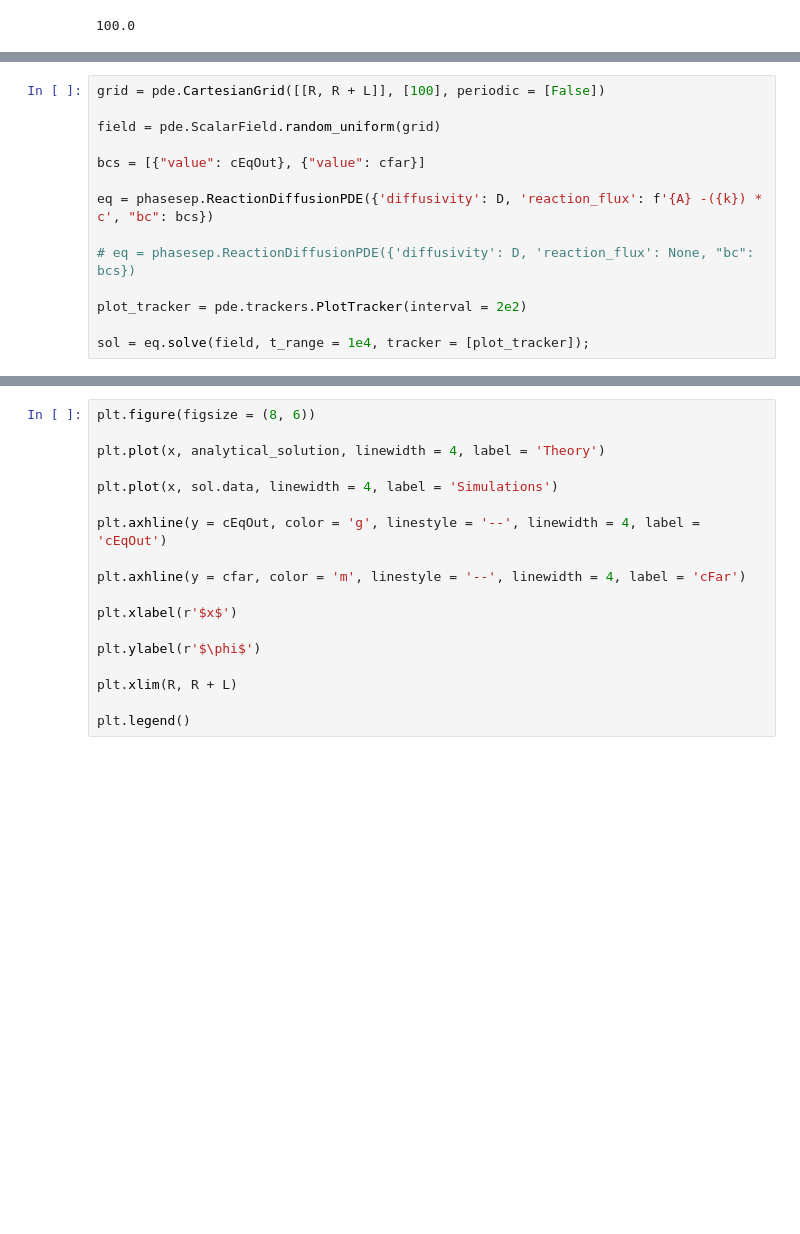
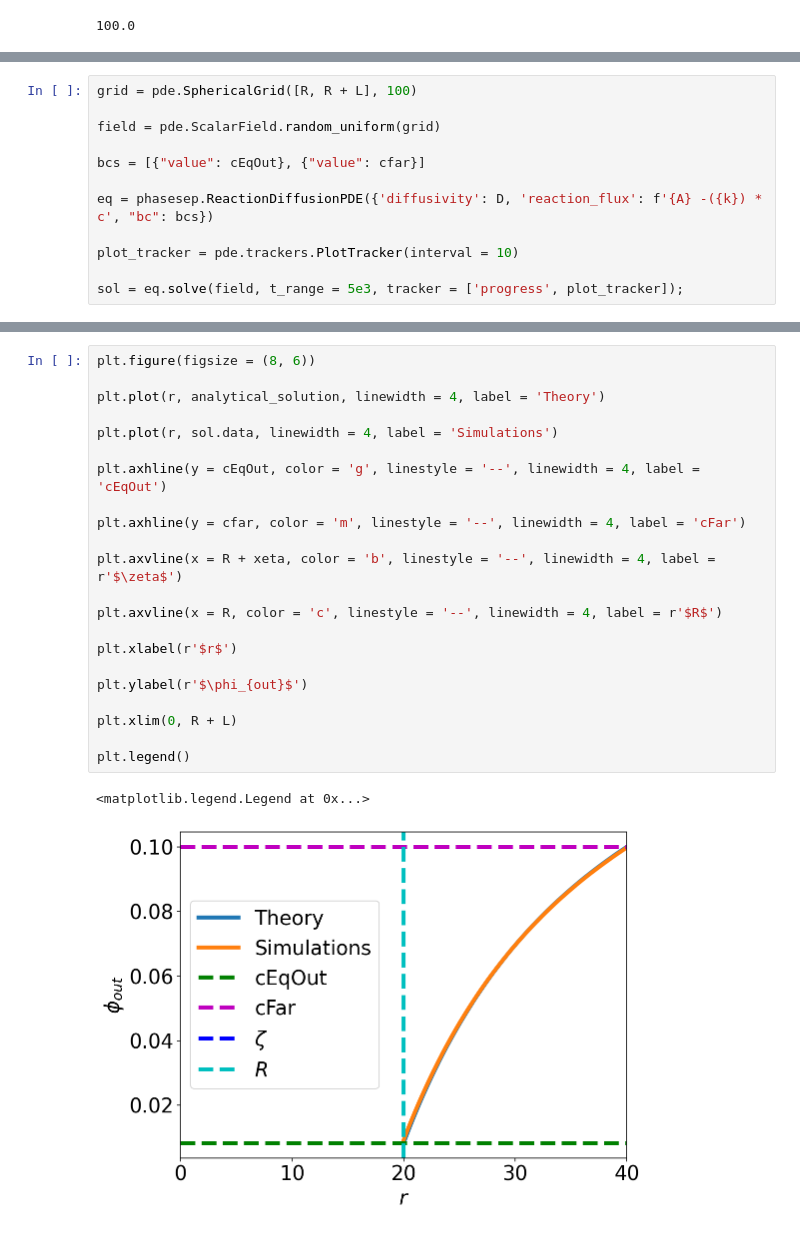
Before and after one commit to ajinkya-kulkarni/Phase-Separation, a Jupyter notebook: Analytics_Shell_SteadyState/Shell_SteadyState.ipynb, the cells around one changed output, grey strips where cells are left out. Cells and saved outputs as stored; diff of their text form; blank space fills up the shorter version.

```diff
--- a/Analytics_Shell_SteadyState/Shell_SteadyState.ipynb
+++ b/Analytics_Shell_SteadyState/Shell_SteadyState.ipynb
@@ -92,5 +114,5 @@ Text(0, 0.5, '$-D \\nabla \\phi$')
 # %%
-grid = pde.CartesianGrid([[R, R + L]], [100], periodic = [False])
+grid = pde.SphericalGrid([R, R + L], 100)
 
 field = pde.ScalarField.random_uniform(grid)
 
@@ -98,8 +120,6 @@ bcs = [{"value": cEqOut}, {"value": cfar}]
 
 eq = phasesep.ReactionDiffusionPDE({'diffusivity': D, 'reaction_flux': f'{A} -({k}) * c', "bc": bcs})
 
-# eq = phasesep.ReactionDiffusionPDE({'diffusivity': D, 'reaction_flux': None, "bc": bcs})
+plot_tracker = pde.trackers.PlotTracker(interval = 10)
 
-plot_tracker = pde.trackers.PlotTracker(interval = 2e2)
-
-sol = eq.solve(field, t_range = 1e4, tracker = [plot_tracker]);
+sol = eq.solve(field, t_range = 5e3, tracker = ['progress', plot_tracker]);
@@ -106,18 +128,25 @@ sol = eq.solve(field, t_range = 1e4, tracker = [plot_tracker]);
 # %%
 plt.figure(figsize = (8, 6))
 
-plt.plot(x, analytical_solution, linewidth = 4, label = 'Theory')
+plt.plot(r, analytical_solution, linewidth = 4, label = 'Theory')
 
-plt.plot(x, sol.data, linewidth = 4, label = 'Simulations')
+plt.plot(r, sol.data, linewidth = 4, label = 'Simulations')
 
 plt.axhline(y = cEqOut, color = 'g', linestyle = '--', linewidth = 4, label = 'cEqOut')
 
 plt.axhline(y = cfar, color = 'm', linestyle = '--', linewidth = 4, label = 'cFar')
 
-plt.xlabel(r'$x$')
+plt.axvline(x = R + xeta, color = 'b', linestyle = '--', linewidth = 4, label = r'$\zeta$')
 
-plt.ylabel(r'$\phi$')
+plt.axvline(x = R, color = 'c', linestyle = '--', linewidth = 4, label = r'$R$')
 
-plt.xlim(R, R + L)
+plt.xlabel(r'$r$')
+
+plt.ylabel(r'$\phi_{out}$')
+
+plt.xlim(0, R + L)
 
 plt.legend()
+# %% [output]
+<matplotlib.legend.Legend at 0x...>
+[figure, added]
```
Also changed, not shown: parts of 12 cells of this notebook, 2 other files.
